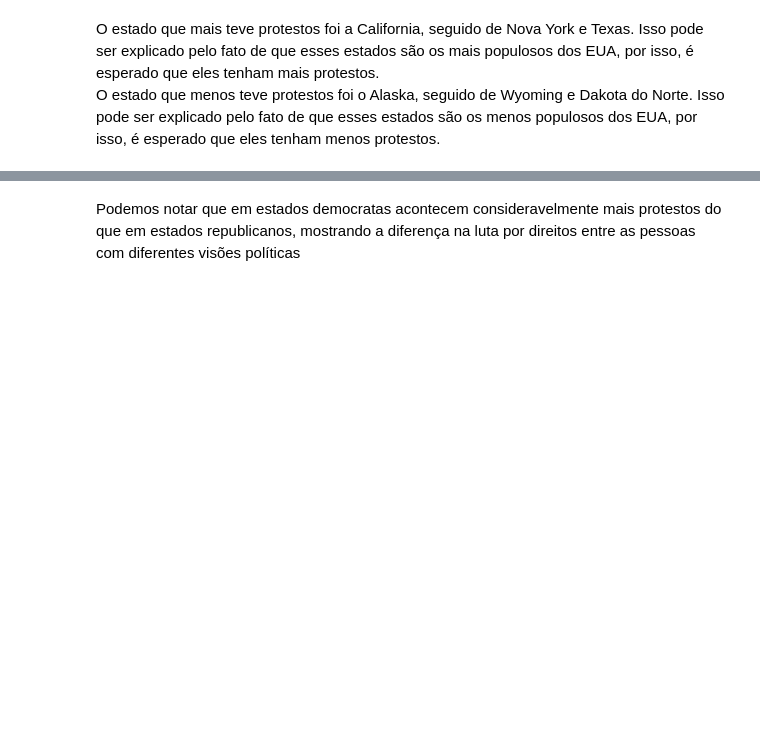
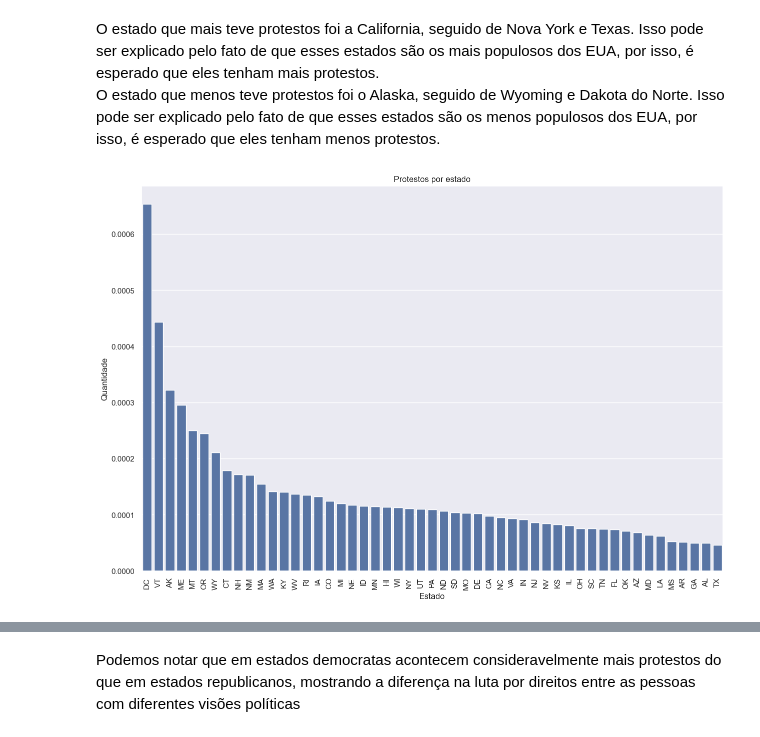
Before and after one commit to Guilherme-s-m/bigdatao, a Jupyter notebook: read.ipynb, the cells around one changed output, grey strips where cells are left out. Cells and saved outputs as stored; diff of their text form; code cells hidden in the pictures; blank space fills up the shorter version.

```diff
--- a/read.ipynb
+++ b/read.ipynb
@@ -157,3 +226,13 @@ estados são os menos populosos dos EUA, por isso, é esperado que eles tenham m
+# %%
+plt.figure(figsize=(15, 10))
+sns.barplot(x='state', y='protest_per_capita', data=df_states.sort_values(by='protest_per_capita', ascending=False))
+plt.title('Protestos por estado')
+plt.xlabel('Estado')
+plt.ylabel('Quantidade')
+plt.xticks(rotation=90)
+plt.show()
+# %% [output]
+[figure, added]
 # %%
 estados_afiliacoes = {
     'AL': 'republicano',
```
Also changed, not shown: parts of 11 cells of this notebook, 1 other file.
